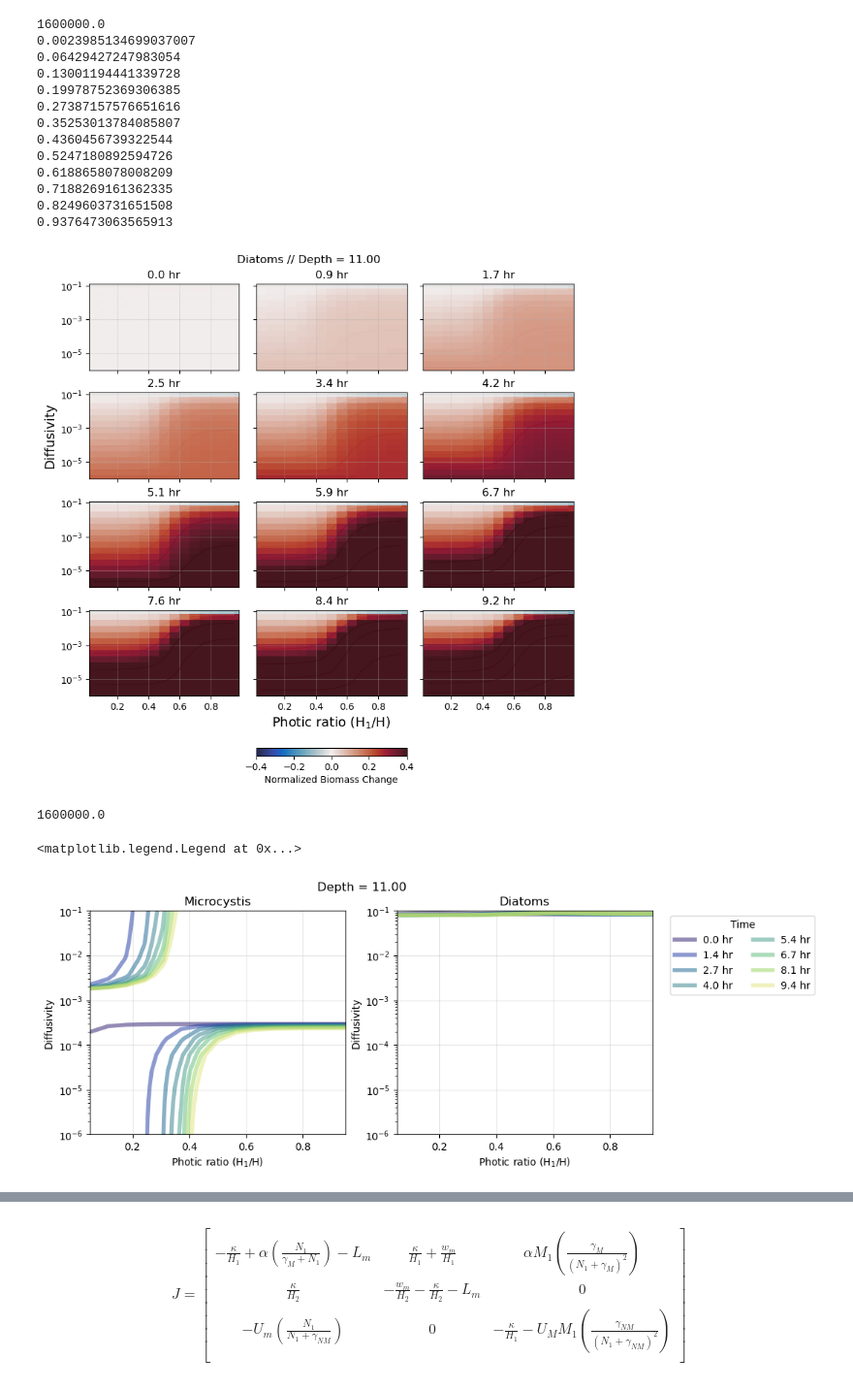
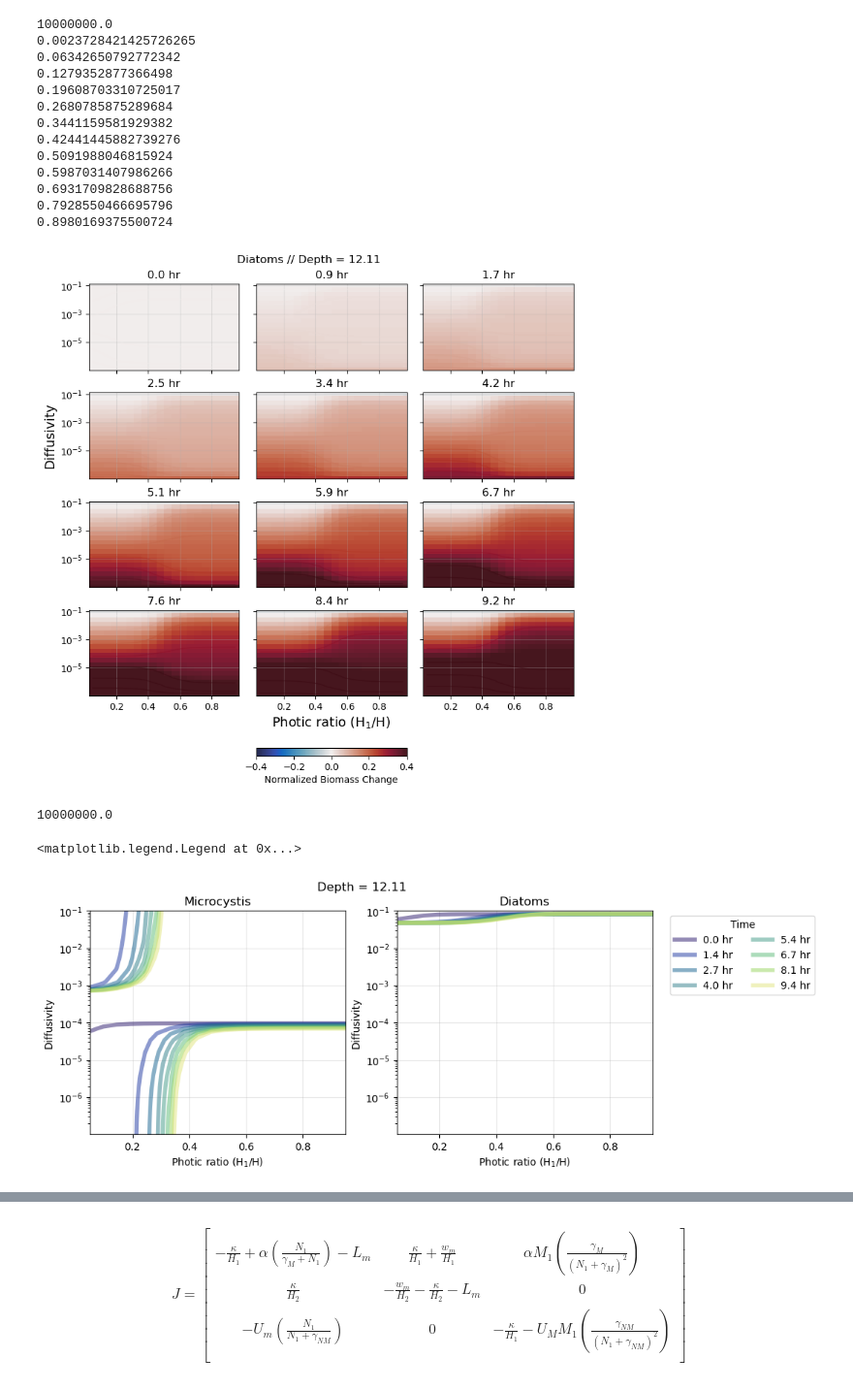
Before and after one commit to sienna-white/box_model, a Jupyter notebook: two_species.ipynb, the cells around one changed output, grey strips where cells are left out. Shown at 97% size. Cells and saved outputs as stored; diff of their text form; code cells hidden in the pictures.

```diff
--- a/two_species.ipynb
+++ b/two_species.ipynb
@@ -55,7 +50,7 @@ importlib.reload(pm)
 
 cmap = cmo.cm.balance
 
-dst = xr.open_dataset("population_dataset_time_2s.nc")
+dst = xr.open_dataset("population_dataset_time_2s_3umol.nc")
 
 N = len(dst.kappa)
 NT = len(dst.t)
@@ -84,6 +79,7 @@ Data variables:
 # %%
 # Snapshot of three time frames
 TIMES = list(range(0, 300, 25))
+dst = xr.open_dataset("population_dataset_time_2s_3umol.nc")
 
 id = 2
 ir = 14
@@ -141,7 +137,7 @@ for ix, ax in enumerate(axs):
                 ev0 = ev[ie]/ np.linalg.norm(ev[ie])
                 vector0 = vector0/ np.linalg.norm(vector0)
                 if eigenvalue.imag != 0:
-                    print("Complex eigenvalue!")
+                    print("Complex eigenvalue!", eigenvalue.imag)
                 if ((it%2) == 0):
                     ax.plot(abs(eigenvalue.real), kappa, shapes[ie], color=color, alpha=0.5, markersize=10) #, label=r"$\lambda_%d$ (%2.1f hours)" % (ie, hour), )
                     # ax2.plot(ev0.dot(vector0), kappa, shapes[ie],  color=color, alpha=0.5)#,  label=r"$V_%d$ (%2.1f hours)" % (ie, hour))
@@ -210,7 +223,7 @@ def reshape_(data, N):
     return np.array(data).reshape(N, -1)
 
 
-id = 8
+id = 2
 ir = 1
 ik = 1
 depth = dst.depth.values[id]
@@ -275,48 +288,48 @@ fig.suptitle("Diatoms // Depth = %2.2f" % depth)
 KAPPA  = dst.kappa.values
 RATIO = dst.ratio.values
 NT = 300
 for i, it in enumerate(range(1, NT, NT//12)):
     # color = cmo.cm.haline(it/NT)
-    BIOMASS_D = dst.d1.values[it, id, :, :] + dst.d1.values[it, id, :, :]
+    BIOMASS_D = dst.d1.values[it, id, :, :] + dst.d2.values[it, id, :, :]
     relative = normalize_color2(reshape_(BIOMASS_D, N))
     print(max(relative.flatten()))
     axs[i].set_yscale('log')
 
     axs[i].set_title("%2.1f hr" % (dst.t.values[it]/3600))
 
     h = axs[i].pcolormesh(RATIO, KAPPA,
                 relative, linewidths=4, alpha=0.95, cmap=cmo.cm.balance, vmin=-4e-1, vmax=4e-1)
 
     h1 = axs[i].contour(RATIO, KAPPA,
                 relative, linewidths=1, alpha=0.5, vmin=-4e-1, vmax=4e-1, cmap=cmo.cm.balance, )
 
 plt.colorbar(h, label='Normalized Biomass Change', orientation='horizontal',  pad=0.2, ax=axs[-2])
 
 axs[3].set_ylabel("Diffusivity", fontsize=14)
 axs[-2].set_xlabel("Photic ratio (H$_1$/H)", fontsize=14)
 
 for ax in axs:
 # ax.plot([], [], color=color, label="%2.1f hr" % (dst.t.values[it]/3600), linewidth=4, alpha=0.5)
     # ax.set_xlabel("Photic ratio (H$_1$/H)")
     # ax.set_ylabel("Diffusivity")
     # # ax.legend(ncols=2, bbox_to_anchor=(1.05, 1), loc='upper left', title="Time")
     # ax.set_title("Microcystis")
     ax.grid(alpha=0.3)
 # %% [output]
-1600000.0
-0.0023985134699037007
-0.06429427247983054
-0.13001194441339728
-0.19978752369306385
-0.27387157576651616
-0.35253013784085807
-0.4360456739322544
-0.5247180892594726
-0.6188658078008209
-0.7188269161362335
-0.8249603731651508
-0.9376473063565913
+10000000.0
+0.0023728421425726265
+0.06342650792772342
+0.1279352877366498
+0.19608703310725017
+0.2680785875289684
+0.3441159581929382
+0.42441445882739276
+0.5091988046815924
+0.5987031407986266
+0.6931709828688756
+0.7928550466695796
+0.8980169375500724
-[figure, old version]
+[figure, new version]
 # %%
 init_biomass = dst.m1.values[0, 0 ,0,0] + dst.m2.values[0, 0 ,0,0]
 print(init_biomass)
@@ -355,7 +368,7 @@ for it in range(1, NT, 40):
 
     color = cmo.cm.haline(it/NT)
     BIOMASS_M = dst.m1.values[it, id, :, :] + dst.m2.values[it, id, :, :]
-    BIOMASS_D = dst.d1.values[it, id, :, :] + dst.d1.values[it, id, :, :]
+    BIOMASS_D = dst.d1.values[it, id, :, :] + dst.d2.values[it, id, :, :]
     axs[0].contour(RATIO, KAPPA,
                 normalize_color2(reshape_(BIOMASS_M, N)), levels=[0], linewidths=4, alpha=0.5, colors=color)
     axs[1].contour(RATIO, KAPPA,
@@ -365,9 +378,9 @@ for it in range(1, NT, 40):
 
 axs[1].legend(ncols=2, bbox_to_anchor=(1.05, 1), loc='upper left', title="Time")
 # %% [output]
-1600000.0
+10000000.0
 <matplotlib.legend.Legend at 0x...>
-[figure, old version]
+[figure, new version]
 # %%
 # fig = plt.figure(figsize=(8,3))
 
```
Also changed, not shown: parts of 8 cells of this notebook, 2 other files.
